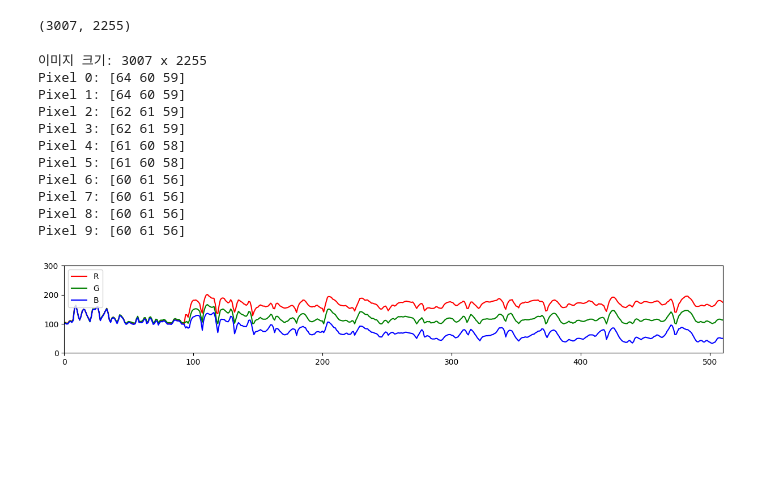
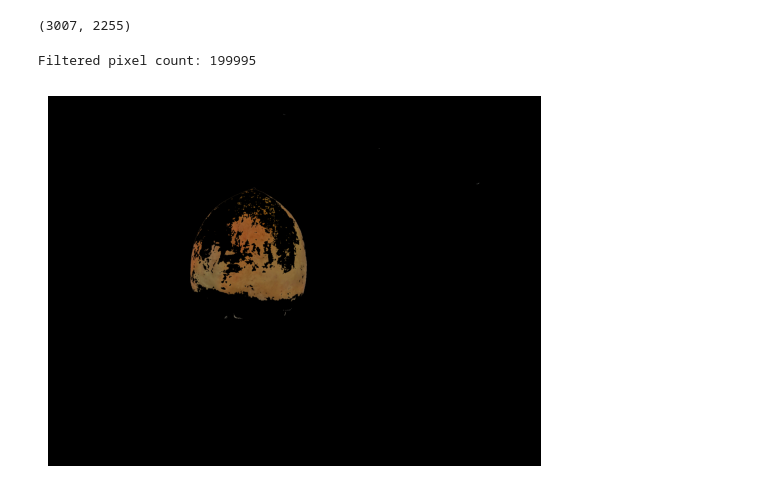
Before and after one commit to Monocyte572/project, a Jupyter notebook: project /Pixel_RGB/RGB.ipynb, the cells around one changed output. Saved outputs shown, nothing was run; the diff lists cells and outputs as text; code cells hidden in the pictures; blank space fills up the shorter version.

```diff
--- a/project /Pixel_RGB/RGB.ipynb
+++ b/project /Pixel_RGB/RGB.ipynb
@@ -8,73 +8,51 @@ Requirement already satisfied: pillow in /usr/local/lib/python3.12/dist-packages
 ## #그림 불러오기 및 그림 크기 확인
 from PIL import Image
 import numpy as np
-im=Image.open('/sample.jpg')
+im=Image.open('/content/sample.jpg')
 pix=np.array(im)
 print(im.size)
 # %% [output]
 (3007, 2255)
 # %%
 ## 픽셀 별 RGB 추출한 다음, 배경 제거
-height, width = pix.shape[0], pix.shape[1]
-print(f"이미지 크기: {width} x {height}")
-
 rgb_values = []
 
 for y in range(height):
     for x in range(width):
         rgb = pix[y][x]
         rgb_values.append(rgb)
 
 height, width = pix.shape[0], pix.shape[1]
 
 pixel_count = 0
 filtered_pixels = []
 
 for y in range(height):
     for x in range(width):
         r, g, b = pix[y][x]
 
-        ## 제거 조건: 하나라도 100 미만이면 건너뜀
-        if r < 100 or g < 100:
+        ## 제거: r과 g 값의 합이 200 이하 제거
+        if r + g <= 200:
             pixel_count += 1
             continue
 
         filtered_pixels.append([pixel_count, x, y, r, g, b])
         pixel_count += 1
 
 print(f"Filtered pixel count: {len(filtered_pixels)}")
+l
+filtered_im_data = np.zeros((height, width, 3), dtype=np.uint8)
+
+for pixel_info in filtered_pixels:
+    pixel_index, x, y, r, g, b = pixel_info
+    filtered_im_data[y][x] = [r, g, b]
+
+filtered_im = Image.fromarray(filtered_im_data, 'RGB')
+
+import matplotlib.pyplot as plt
+plt.imshow(filtered_im)
+plt.axis('off') # Turn off axis numbers and ticks
+plt.show()
 # %% [output]
-이미지 크기: 3007 x 2255
-Pixel 0: [64 60 59]
-Pixel 1: [64 60 59]
-Pixel 2: [62 61 59]
-Pixel 3: [62 61 59]
-Pixel 4: [61 60 58]
-Pixel 5: [61 60 58]
-Pixel 6: [60 61 56]
-Pixel 7: [60 61 56]
-Pixel 8: [60 61 56]
-Pixel 9: [60 61 56]
+Filtered pixel count: 199995
+[figure, added]
-# %%
-## 그래프 표현 및 엑셀 저장
-import pandas as pd
-import matplotlib.pyplot as plt
-
-df = pd.DataFrame(filtered_pixels, columns=['Pixel_Index', 'X', 'Y', 'R', 'G', 'B'])
-df.to_csv('/filtered_rgb.csv', index=False)
-
-#그래프 표현
-import pandas as pd
-import matplotlib.pyplot as plt
-data=pd.read_csv('/filtered_rgb.csv')
-plt.figure(figsize=(15,2))
-plt.plot(data['R'], c='r', label='R')
-plt.plot(data['G'], c='g', label='G')
-plt.plot(data['B'], c='b', label='B')
-plt.legend()
-plt.xlim(0,510)
-plt.ylim(0,300)
-plt.savefig('/filtering_RGB.png')
-plt.show()
-# %% [output]
-[figure, removed]
```
Also changed, not shown: parts of 1 cell of this notebook.
